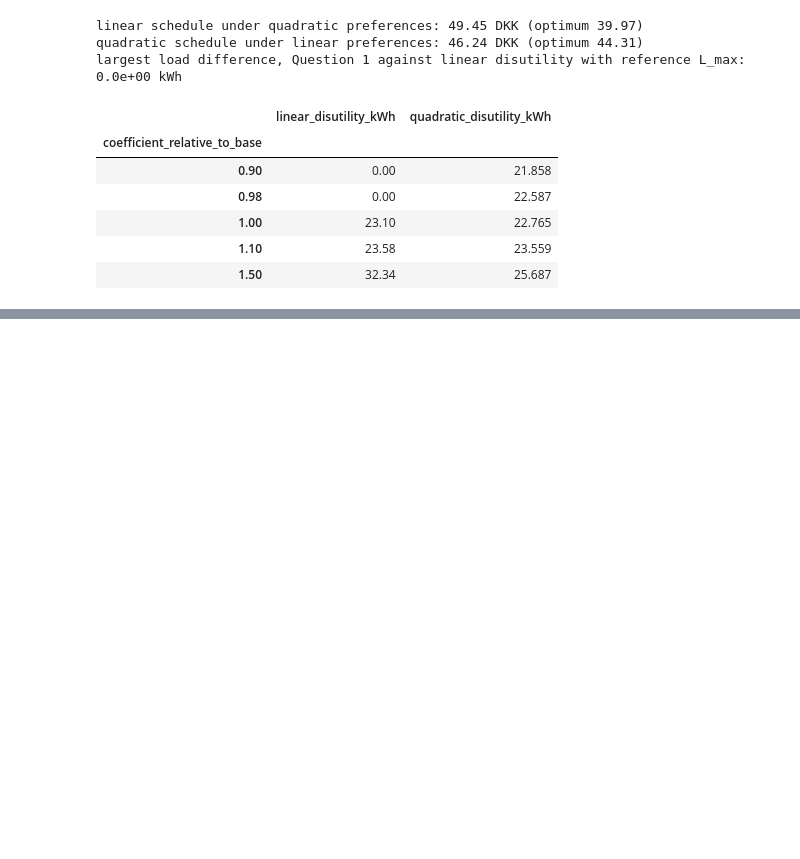
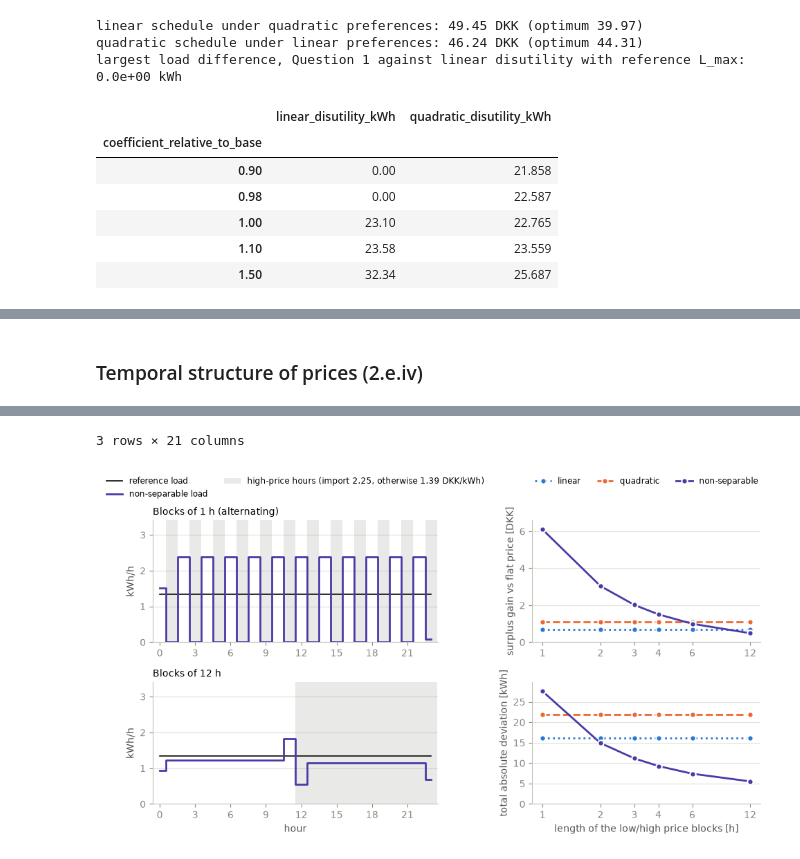
Before and after one commit to frlentz/assigment1_group1, a Jupyter notebook: src/explore.ipynb, the cells around one changed output, grey strips where cells are left out. Saved outputs shown, nothing was run; the diff lists cells and outputs as text; code cells hidden in the pictures; blank space fills up the shorter version.

Commit message:
Non-separable model

```diff
--- a/src/explore.ipynb
+++ b/src/explore.ipynb
@@ -640,0 +756,75 @@ largest load difference, Question 1 against linear disutility with reference L_m
+# %% [markdown]
+### Temporal structure of prices (2.e.iv)
+# %%
+from src.scenarios import flat_reference, scale_prices, scale_pv, two_level_prices
+
+# Stylised consumer: no PV and a flat reference with the same daily energy, so that every hour is
+# identical except for its price. Each separable model then gives the same result for every order
+# of the same prices, and any effect of the order on the non-separable model comes from its coupling.
+BLOCKS = [1, 2, 3, 4, 6, 12]    # hours per low/high block; 1 = alternating, 12 = one high block
+stylised_lin, stylised_q = (flat_reference(scale_pv(d, 0.0)) for d in (data_lin, data_e))
+profiles = {"flat": 0} | {f"{k} h": k for k in BLOCKS}
+
+
+def run_profile(k):
+    """Solve the three models with the flat price (k = 0) or the two-level profile with blocks of k hours."""
+    shape = (lambda d: scale_prices(d, factor=0.0, keep_mean=True)) if k == 0 else (lambda d: two_level_prices(d, k))
+    d_lin, d_q = shape(stylised_lin), shape(stylised_q)
+    return {"linear": (LinearDisutilityModel(d_lin).build().solve(), d_lin),
+            "quadratic": (QuadraticDisutilityModel(d_q).build().solve(), d_q),
+            "non-separable": (NonSeparableDisutilityModel(d_q, memory=ALPHA).build().solve(), d_q)}
+
+
+runs_iv = {name: run_profile(k) for name, k in profiles.items()}
+rows = [{"profile": p, "model": m, **metrics_e(res, d)} for p, runs in runs_iv.items() for m, (res, d) in runs.items()]
+experiment = pd.DataFrame(rows)
+flat_cost = experiment[experiment.profile == "flat"].set_index("model")["total_DKK"]
+experiment["surplus_gain_DKK"] = flat_cost[experiment.model].to_numpy() - experiment.total_DKK
+experiment.to_csv(OUT_E / "q2e_price_structure.csv", index=False)
+
+# Fairness checks: same price values in every profile, the separable models do not see the order
+price_sets = {name: np.sort(runs["linear"][1].energy_price) for name, runs in runs_iv.items() if name != "flat"}
+same_prices = all(np.allclose(v, price_sets["1 h"]) for v in price_sets.values())
+spread = experiment[experiment.profile != "flat"].groupby("model")["total_DKK"].agg(lambda c: c.max() - c.min())
+print(f"same set of prices in every two-level profile: {same_prices}")
+print(f"cost to follow the reference: {[round(float(((r['linear'][1].energy_price + data_e.import_tariff) * stylised_q.reference_load).sum()), 4) for r in runs_iv.values()]}")
+print(f"spread of the total cost over the block lengths:\n{spread.round(6)}")
+
+fig = plt.figure(figsize=(10, 5.6))
+grid = fig.add_gridspec(2, 2, width_ratios=[1.25, 1])
+for row, k in enumerate([1, 12]):
+    ax = fig.add_subplot(grid[row, 0])
+    res, d = runs_iv[f"{k} h"]["non-separable"]
+    high = d.energy_price > d.energy_price.mean()
+    ax.bar(hours, np.where(high, 3.4, 0), width=1, color=GREY, alpha=0.18, lw=0,
+           label=f"high-price hours (import {d.energy_price.max() + d.import_tariff:.2f}, "
+                 f"otherwise {d.energy_price.min() + d.import_tariff:.2f} DKK/kWh)")
+    ax.step(hours, d.reference_load, where="mid", color=INK, lw=1.2, label="reference load")
+    ax.step(hours, res.hourly["load"], where="mid", color=VIOLET, label="non-separable load")
+    ax.set(ylabel="kWh/h", ylim=(0, 3.4), xticks=hours[::3], xlim=(-0.6, 23.6))
+    ax.set_title(f"Blocks of {k} h" + (" (alternating)" if k == 1 else ""), loc="left", fontsize=10)
+    if row == 0:
+        ax.legend(loc="upper center", bbox_to_anchor=(0.5, 1.42), ncol=2, fontsize=8.5)
+    else:
+        ax.set_xlabel("hour")
+
+two_level = experiment[experiment.profile != "flat"]
+for row, (column, ylabel) in enumerate([("surplus_gain_DKK", "surplus gain vs flat price [DKK]"),
+                                        ("abs_deviation_kWh", "total absolute deviation [kWh]")]):
+    ax = fig.add_subplot(grid[row, 1])
+    for name, (color, ls) in STYLE.items():
+        values = two_level[two_level.model == name][column].to_numpy()
+        ax.plot(BLOCKS, values, color=color, ls=ls, marker="o", ms=6, mec="white", mew=1.5, label=name)
+    ax.set(xscale="log", ylabel=ylabel, ylim=(0, 1.08 * two_level[column].max()))
+    ax.set_xticks(BLOCKS, [str(k) for k in BLOCKS])
+    ax.minorticks_off()
+    if row == 0:
+        ax.legend(loc="upper center", bbox_to_anchor=(0.5, 1.42), ncol=3, fontsize=8.5)
+    else:
+        ax.set_xlabel("length of the low/high price blocks [h]")
+fig.tight_layout()
+fig.savefig(OUT_E / "q2e_price_structure.png", dpi=150)
+
+(experiment.pivot(index="model", columns="profile", values=["surplus_gain_DKK", "abs_deviation_kWh", "energy_kWh"])
+ .reindex(columns=list(profiles), level=1).round(2))
+# %% [output]
@@ -640,0 +845,2 @@ largest load difference, Question 1 against linear disutility with reference L_m
+3 rows × 21 columns
+[figure, added]
```
Also changed, not shown: parts of 3 cells of this notebook, 3 other files.
